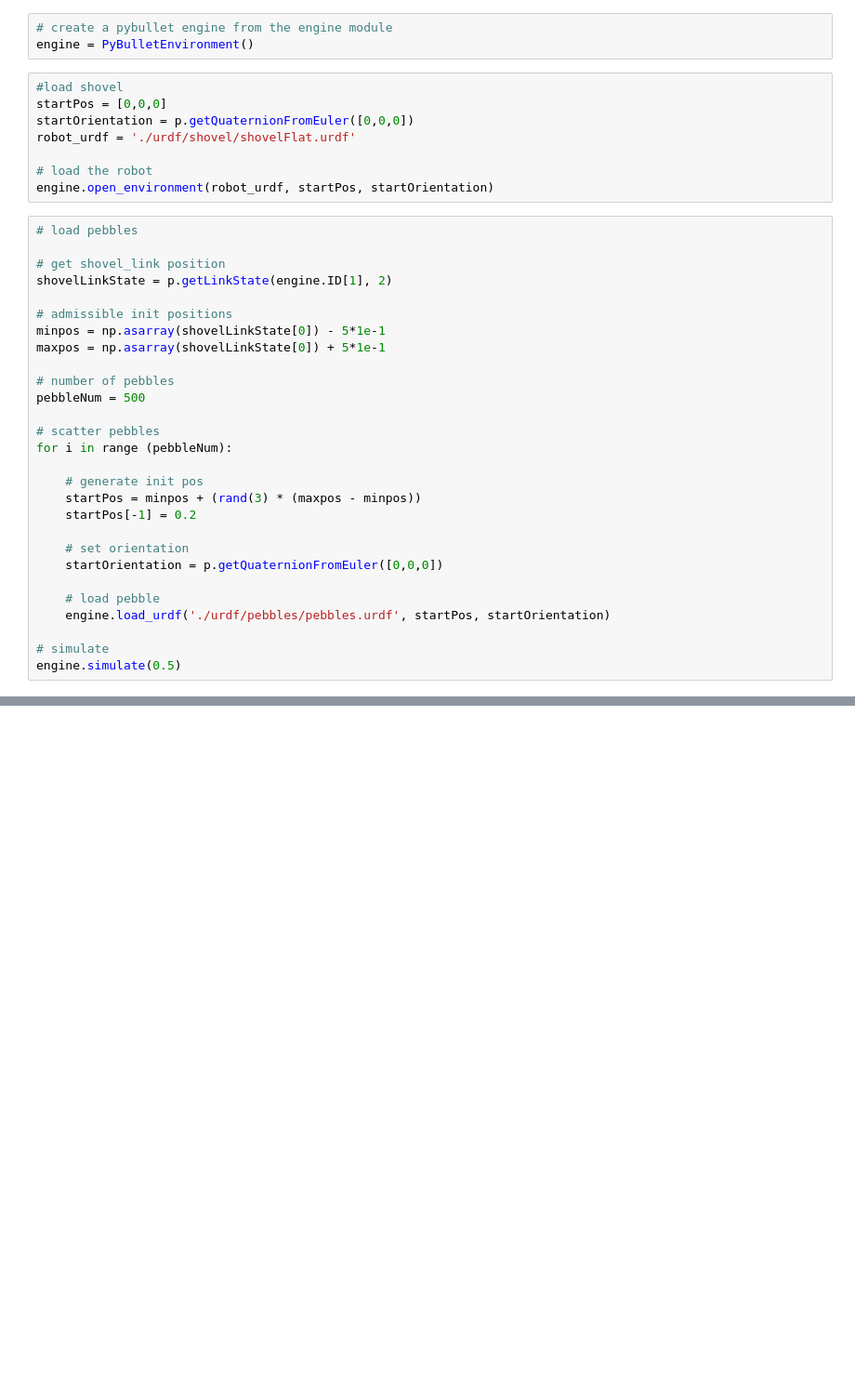
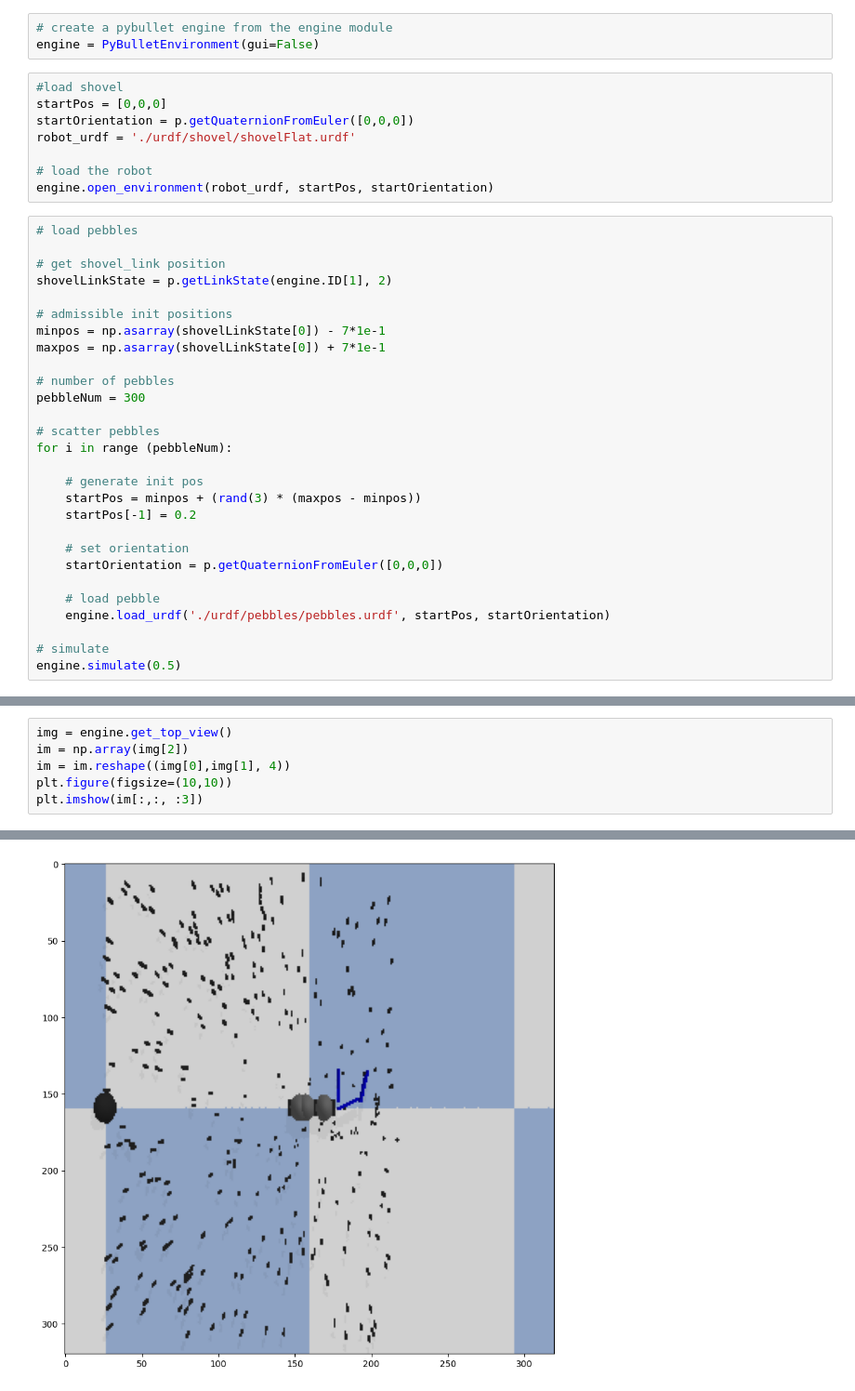
Before and after one commit to CearLab/earth_moving, a Jupyter notebook: earth_moving/clutter/scratchpad.ipynb, the cells around one changed output, grey strips where cells are left out. Shown at 93% size. Drawn from its saved outputs; the diff is of its cells as text; blank space fills up the shorter version.

Commit message:
Add top view Camera image #1

```diff
--- a/earth_moving/clutter/scratchpad.ipynb
+++ b/earth_moving/clutter/scratchpad.ipynb
@@ -16,6 +25,6 @@ seed(1)
 # %%
 # create a pybullet engine from the engine module
-engine = PyBulletEnvironment()
+engine = PyBulletEnvironment(gui=False)
 # %%
 #load shovel
 startPos = [0,0,0]
@@ -31,11 +40,11 @@ engine.open_environment(robot_urdf, startPos, startOrientation)
 shovelLinkState = p.getLinkState(engine.ID[1], 2)
 
 # admissible init positions
-minpos = np.asarray(shovelLinkState[0]) - 5*1e-1
-maxpos = np.asarray(shovelLinkState[0]) + 5*1e-1
+minpos = np.asarray(shovelLinkState[0]) - 7*1e-1
+maxpos = np.asarray(shovelLinkState[0]) + 7*1e-1
 
 # number of pebbles
-pebbleNum = 500
+pebbleNum = 300
 
 # scatter pebbles
 for i in range (pebbleNum):
@@ -74,0 +120,7 @@ engine.control_waypoints(waypoints)
+# %%
+img = engine.get_top_view()
+im = np.array(img[2])
+im = im.reshape((img[0],img[1], 4))
+plt.figure(figsize=(10,10))
+plt.imshow(im[:,:, :3])
+# %% [output]
@@ -74,0 +128 @@ engine.control_waypoints(waypoints)
+[figure, added]
```
Also changed, not shown: parts of 5 cells of this notebook, 1 other file.
